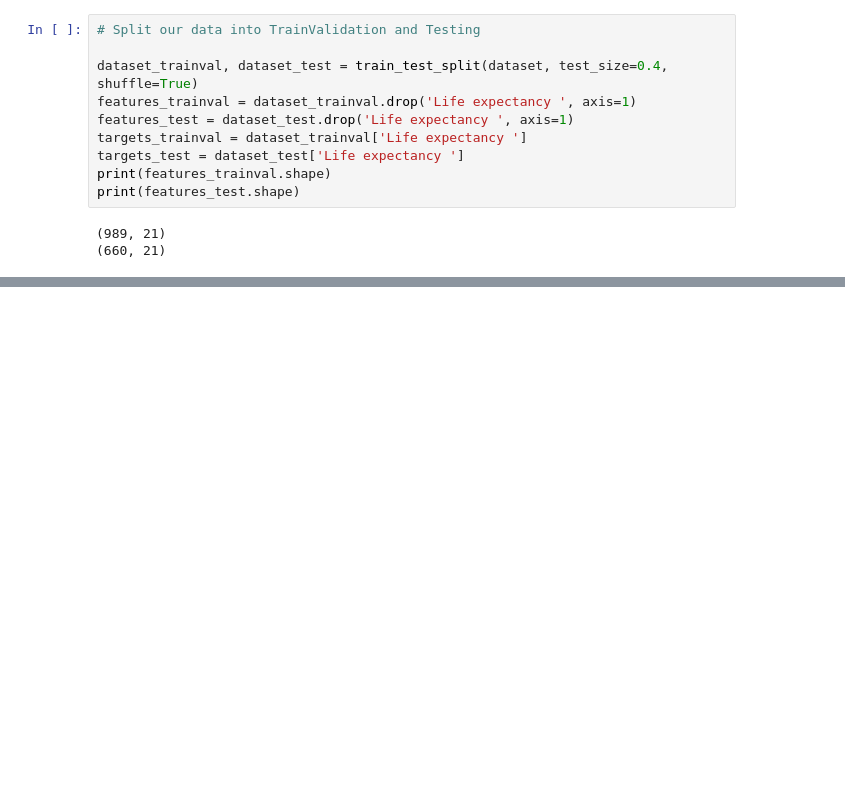
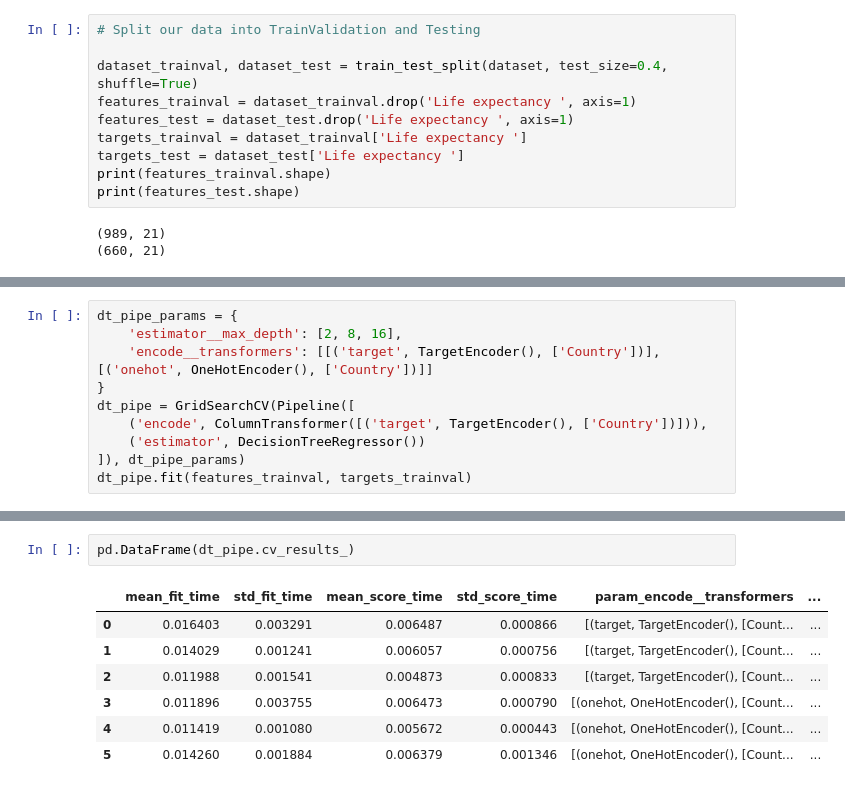
Before and after one commit to PCupboard/praktisk-maskin-learn, a Jupyter notebook: advanced_deep_learning/workshop_0610.ipynb, the cells around one changed output, grey strips where cells are left out. Cells and saved outputs as stored; diff of their text form; blank space fills up the shorter version.

```diff
--- a/advanced_deep_learning/workshop_0610.ipynb
+++ b/advanced_deep_learning/workshop_0610.ipynb
@@ -258,0 +297,10 @@ R2: 0.9544980218357337
+# %%
+dt_pipe_params = {
+    'estimator__max_depth': [2, 8, 16],
+    'encode__transformers': [[('target', TargetEncoder(), ['Country'])], [('onehot', OneHotEncoder(), ['Country'])]]
+}
+dt_pipe = GridSearchCV(Pipeline([
+    ('encode', ColumnTransformer([('target', TargetEncoder(), ['Country'])])),
+    ('estimator', DecisionTreeRegressor())
+]), dt_pipe_params)
+dt_pipe.fit(features_trainval, targets_trainval)
@@ -258,0 +335,10 @@ R2: 0.9544980218357337
+# %%
+pd.DataFrame(dt_pipe.cv_results_)
+# %% [output]
+|  | mean_fit_time | std_fit_time | mean_score_time | std_score_time | param_encode__transformers | ... |
+| 0 | 0.016403 | 0.003291 | 0.006487 | 0.000866 | [(target, TargetEncoder(), [Count... | ... |
+| 1 | 0.014029 | 0.001241 | 0.006057 | 0.000756 | [(target, TargetEncoder(), [Count... | ... |
+| 2 | 0.011988 | 0.001541 | 0.004873 | 0.000833 | [(target, TargetEncoder(), [Count... | ... |
+| 3 | 0.011896 | 0.003755 | 0.006473 | 0.000790 | [(onehot, OneHotEncoder(), [Count... | ... |
+| 4 | 0.011419 | 0.001080 | 0.005672 | 0.000443 | [(onehot, OneHotEncoder(), [Count... | ... |
+| 5 | 0.014260 | 0.001884 | 0.006379 | 0.001346 | [(onehot, OneHotEncoder(), [Count... | ... |
```
Also changed, not shown: parts of 16 cells of this notebook, 1 other file.
